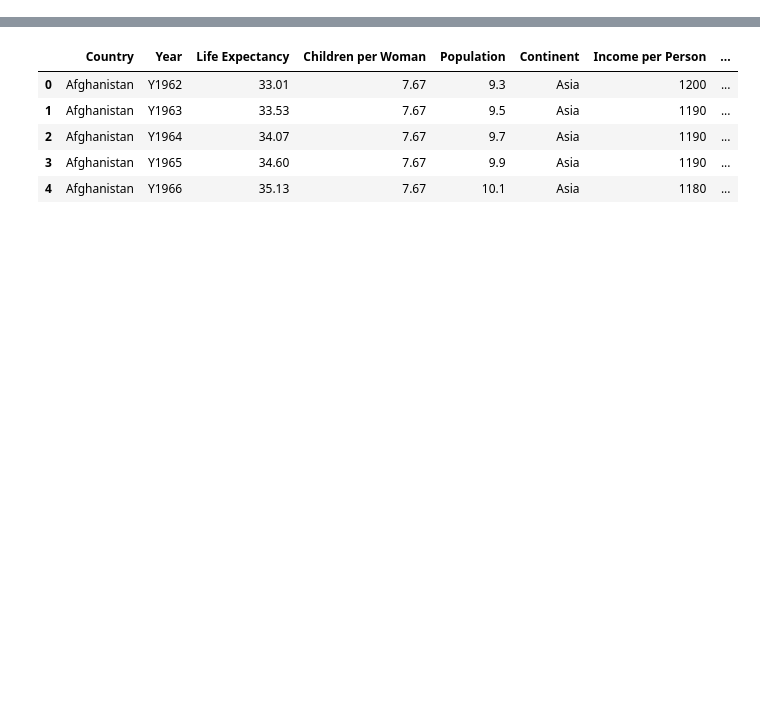
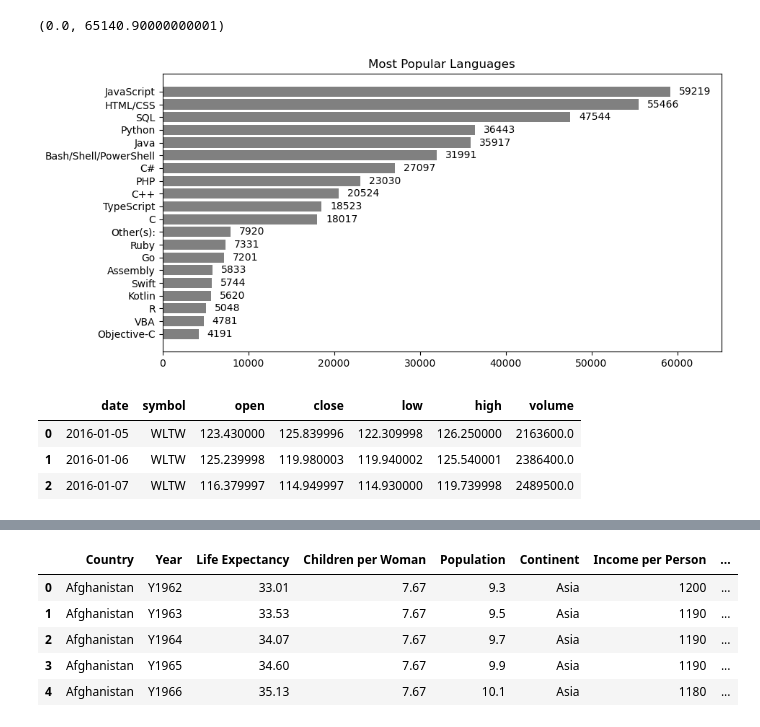
Before and after one commit to ckh7488/CV, a Jupyter notebook: data visualization/clone_coding.ipynb, the cells around one changed output, grey strips where cells are left out. Cells and saved outputs as stored; diff of their text form; code cells hidden in the pictures; blank space fills up the shorter version.

```diff
--- a/data visualization/clone_coding.ipynb
+++ b/data visualization/clone_coding.ipynb
@@ -8,0 +49,4 @@ import numpy as np
+# %%
+from collections import Counter
+df = pd.read_csv('data.csv')
+print(df.head(10))
@@ -9,7 +65,32 @@ import numpy as np
+# %%
+lang_Counter = Counter()
+for lang_str in df["LanguagesWorkedWith"].values:
+    lang_Counter.update(lang_str.split(";"))
+
+lang_Counter = Counter()
+for lang_str in df["LanguagesWorkedWith"].values:
+    lang_Counter.update(lang_str.split(";"))
+lanCounters = reversed(lang_Counter.most_common(20))
+fig, ax = plt.subplots(figsize=(10,5))
+plt.title("Most Popular Languages")
+b = 0
+for lang, counts in lanCounters:
+    b = plt.barh(lang, counts, color="gray")
+    width = b[0].get_width()
+    ax.text(width+1000, b[0].get_y()+b[0].get_height()/2, str(width), va="center")
+ax.set_xlim(0, b[0].get_width()*1.1)
+# %% [output]
+(0.0, 65140.90000000001)
+[figure, added]
 # %%
 stocks = pd.read_csv("./prices.csv")
 stocks["date"] = pd.to_datetime(stocks["date"])
-stocks.head(15)
+stocks.head(3)
+# %% [output]
+|  | date | symbol | open | close | low | high | volume |
+| 0 | 2016-01-05 | WLTW | 123.430000 | 125.839996 | 122.309998 | 126.250000 | 2163600.0 |
+| 1 | 2016-01-06 | WLTW | 125.239998 | 119.980003 | 119.940002 | 125.540001 | 2386400.0 |
+| 2 | 2016-01-07 | WLTW | 116.379997 | 114.949997 | 114.930000 | 119.739998 | 2489500.0 |
 # %%
 from collections import defaultdict
 symbol_dict = defaultdict(int)
```
Also changed, not shown: parts of 9 cells of this notebook.
